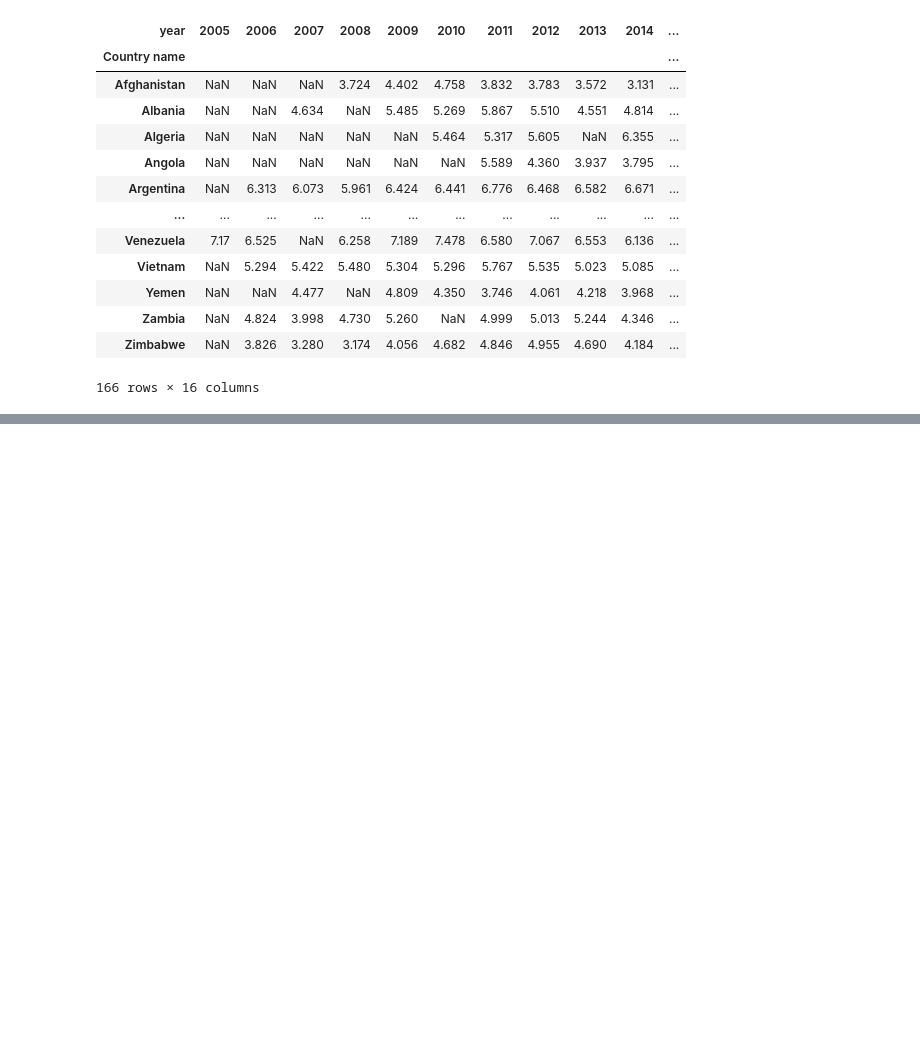
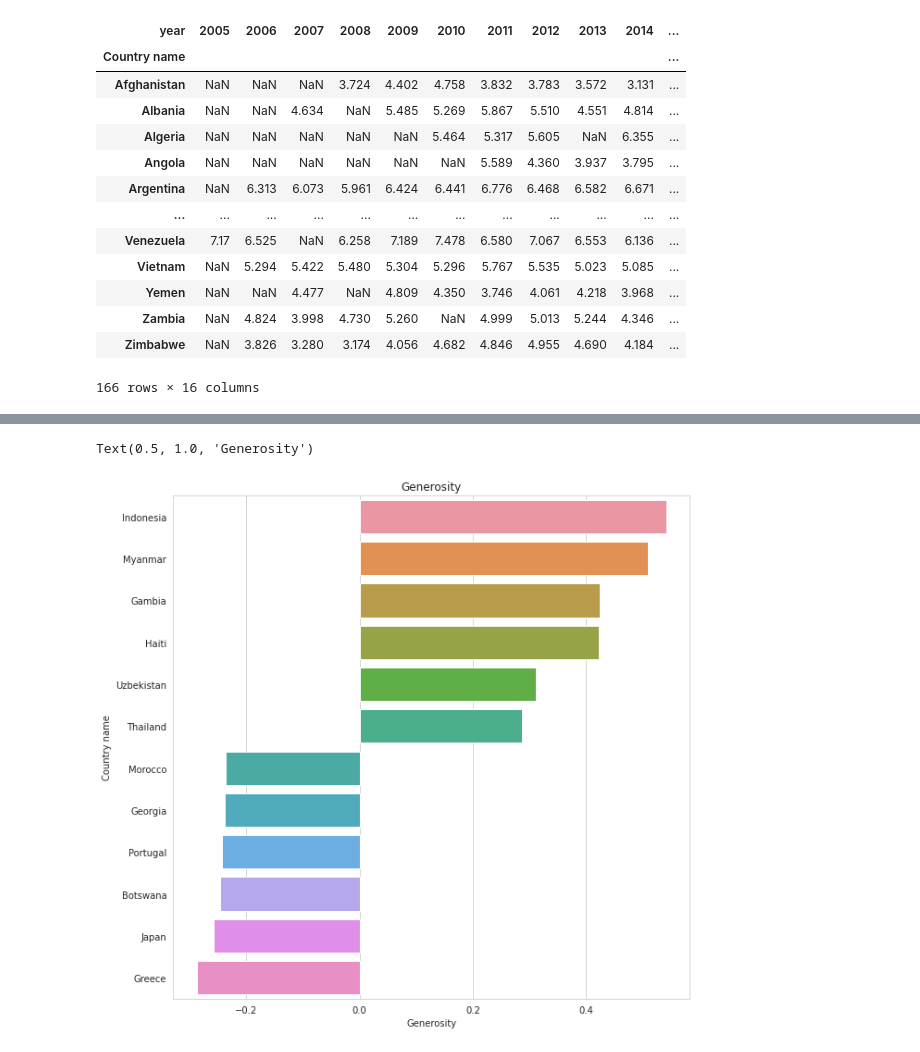
Before and after one commit to CodeSigma/Learn-Data-Science, a Jupyter notebook: global-happiness-data.ipynb, the cells around one changed output, grey strips where cells are left out. Saved outputs shown, nothing was run; the diff lists cells and outputs as text; code cells hidden in the pictures; blank space fills up the shorter version.

```diff
--- a/global-happiness-data.ipynb
+++ b/global-happiness-data.ipynb
@@ -85,2 +98,2 @@ sns.lineplot(x = "year", y = "Life Ladder", data=df[df["Country name"] == "Indon
 # %%
-df21.sort_values("Generosity", ascending = False)
+generosity = df21.sort_values("Generosity",ascending = False)
@@ -100,0 +100,7 @@ df21.sort_values("Generosity", ascending = False)
+# %%
+plt.figure(figsize=(10,10))
+sns.barplot(x="Generosity", y="Country name", data = generosity.iloc[0:6].append(generosity.iloc[-6:]))
+plt.title("Generosity")
+# %% [output]
+Text(0.5, 1.0, 'Generosity')
+[figure, added]
```
Also changed, not shown: parts of 16 cells of this notebook.
